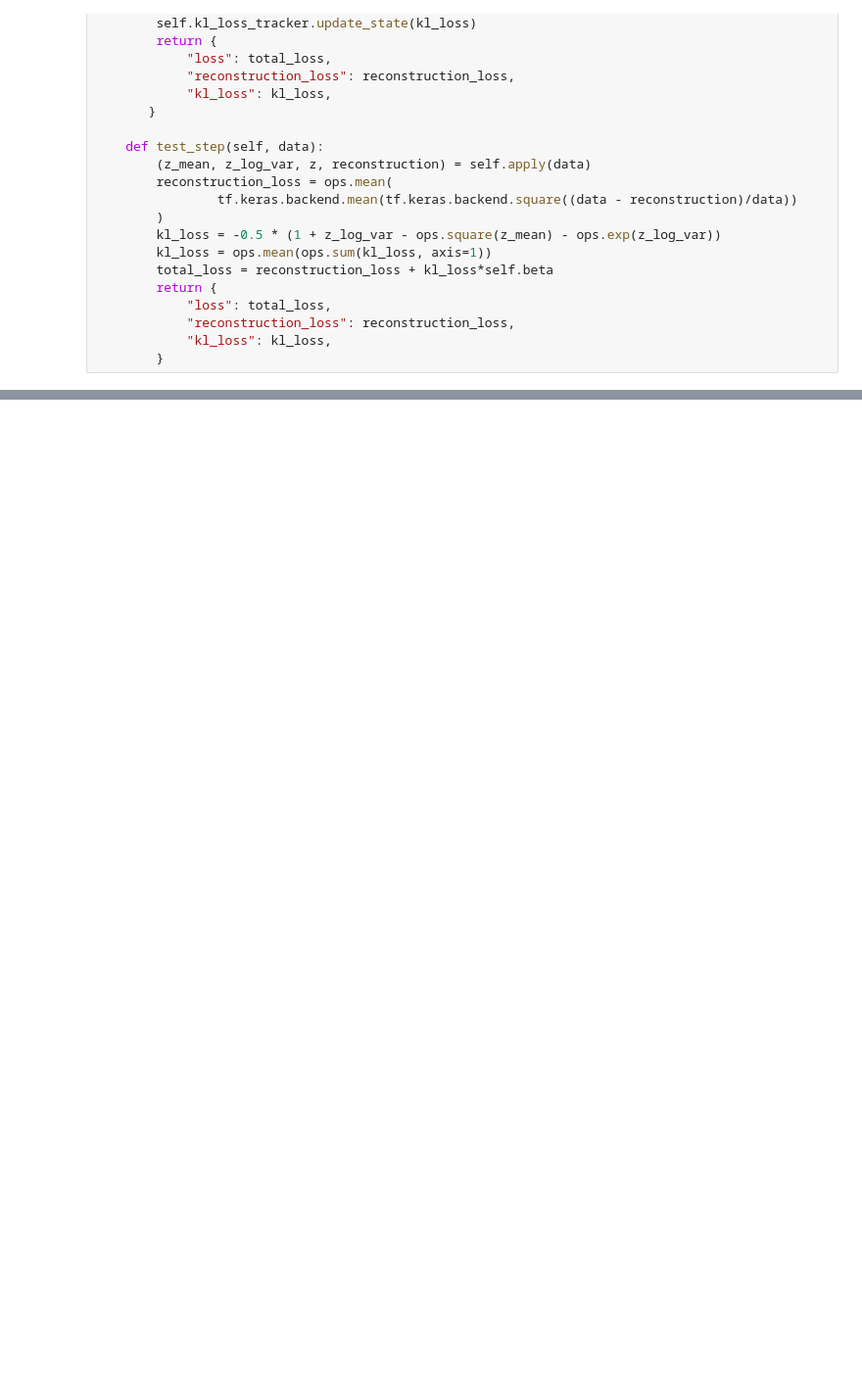
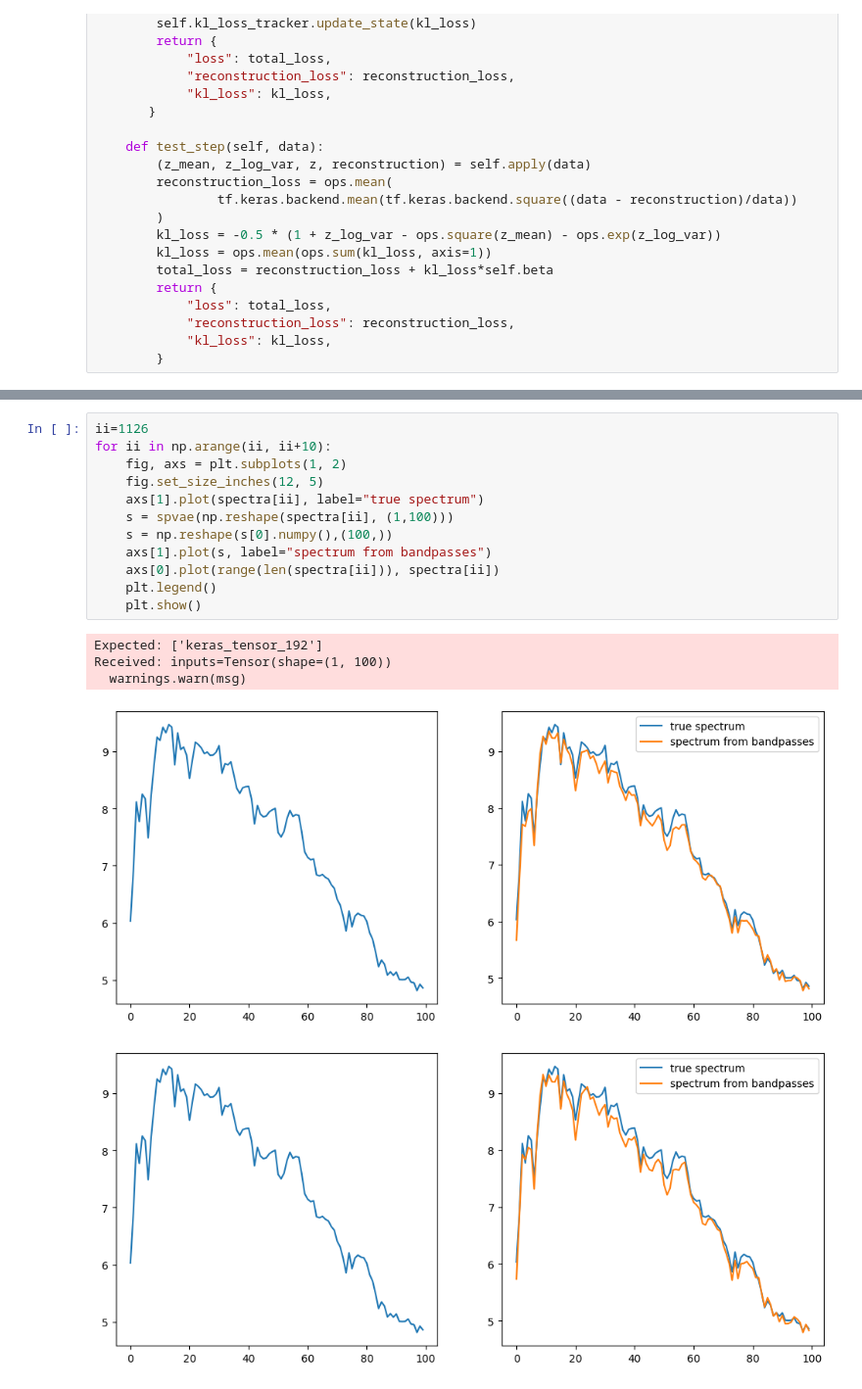
Before and after one commit to astrodeepnet/vae_mpoe, a Jupyter notebook: VAE_HSC_bands.ipynb, the cells around one changed output, grey strips where cells are left out. Shown at 98% size. Saved outputs shown, nothing was run; the diff lists cells and outputs as text; blank space fills up the shorter version.

```diff
--- a/VAE_HSC_bands.ipynb
+++ b/VAE_HSC_bands.ipynb
@@ -444,0 +442,18 @@ Epoch 10/10
+# %%
+ii=1126
+for ii in np.arange(ii, ii+10):
+    fig, axs = plt.subplots(1, 2)
+    fig.set_size_inches(12, 5)
+    axs[1].plot(spectra[ii], label="true spectrum")
+    s = spvae(np.reshape(spectra[ii], (1,100)))
+    s = np.reshape(s[0].numpy(),(100,))
+    axs[1].plot(s, label="spectrum from bandpasses")
+    axs[0].plot(range(len(spectra[ii])), spectra[ii])
+    plt.legend()
+    plt.show()
+# %% [output]
+Expected: ['keras_tensor_192']
+Received: inputs=Tensor(shape=(1, 100))
+  warnings.warn(msg)
+[figure, added]
+[figure, added]
```
Also changed, not shown: parts of 12 cells of this notebook.
